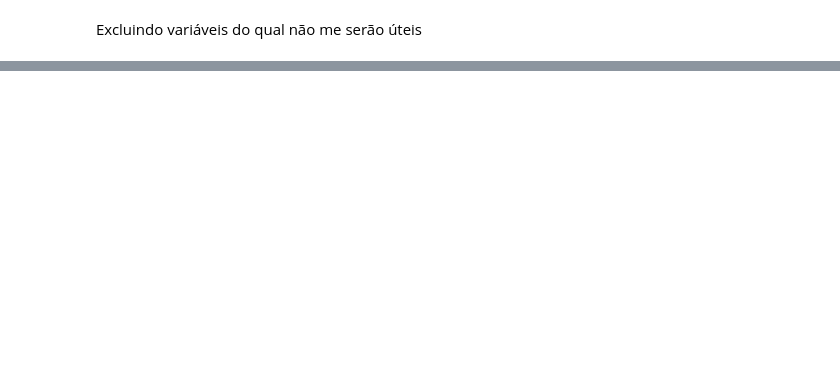
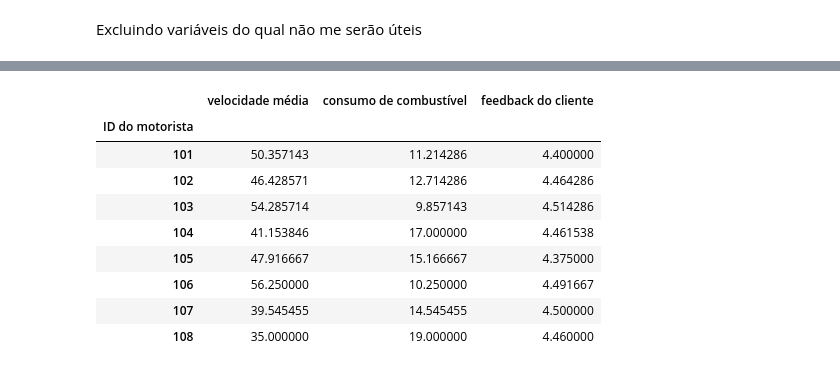
Before and after one commit to LUCASDNORONHA/analise-desempenho-frota, a Jupyter notebook: notebooks/01_preprocessing.ipynb, the cells around one changed output, grey strips where cells are left out. Drawn from its saved outputs; the diff is of its cells as text; code cells hidden in the pictures; blank space fills up the shorter version.

```diff
--- a/notebooks/01_preprocessing.ipynb
+++ b/notebooks/01_preprocessing.ipynb
@@ -70,0 +83,13 @@ db
+# %%
+db.groupby('ID do motorista')[['velocidade média', 'consumo de combustível', 'feedback do cliente']].mean()
+# %% [output]
+|  | velocidade média | consumo de combustível | feedback do cliente |
+| ID do motorista |  |  |  |
+| 101 | 50.357143 | 11.214286 | 4.400000 |
+| 102 | 46.428571 | 12.714286 | 4.464286 |
+| 103 | 54.285714 | 9.857143 | 4.514286 |
+| 104 | 41.153846 | 17.000000 | 4.461538 |
+| 105 | 47.916667 | 15.166667 | 4.375000 |
+| 106 | 56.250000 | 10.250000 | 4.491667 |
+| 107 | 39.545455 | 14.545455 | 4.500000 |
+| 108 | 35.000000 | 19.000000 | 4.460000 |
```
Also changed, not shown: parts of 7 cells of this notebook.
